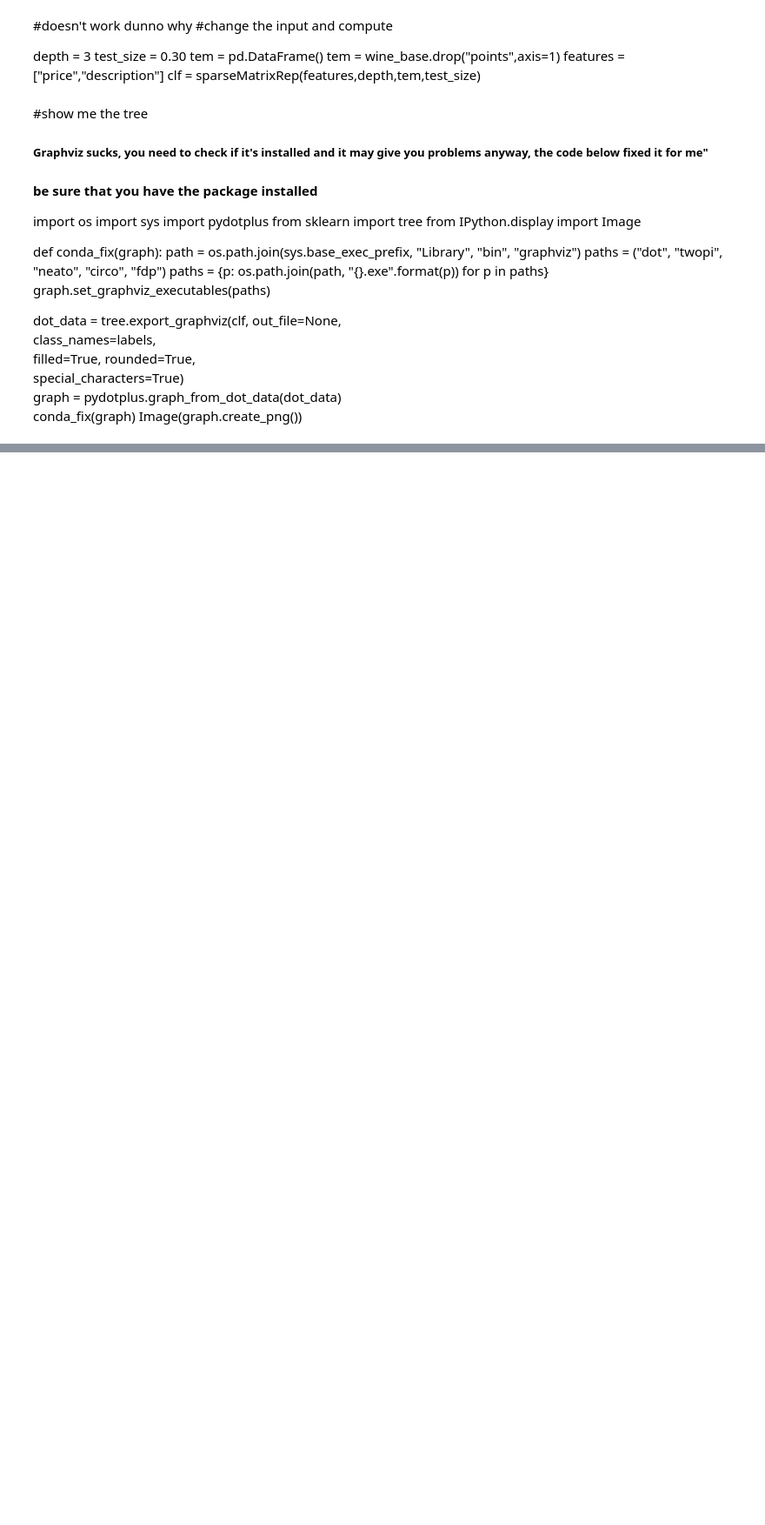
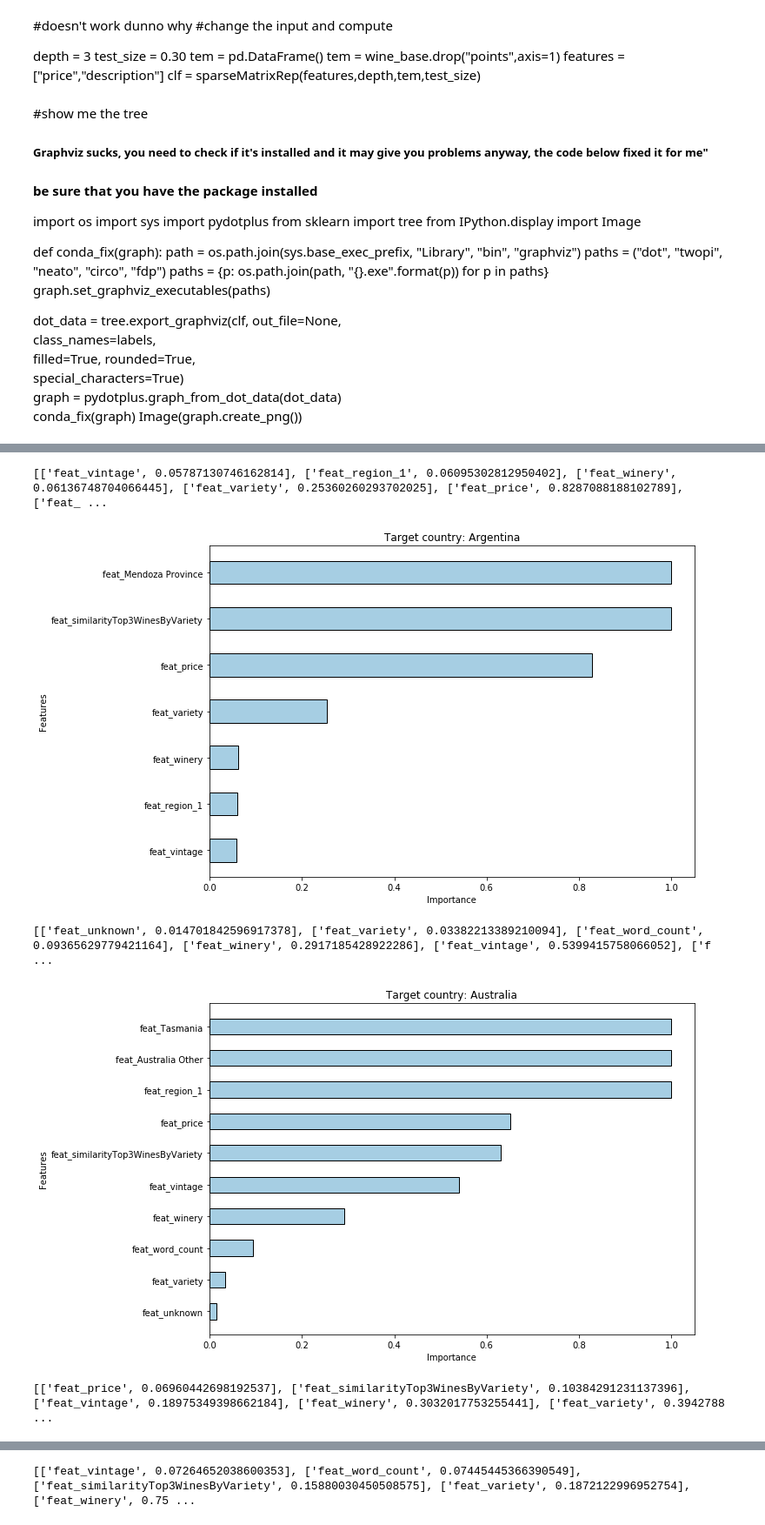
Before and after one commit to Gneur11/bdaFinalMIo, a Jupyter notebook: ClassifierAnalysis.ipynb, the cells around one changed output, grey strips where cells are left out. Shown at 87% size. Drawn from its saved outputs; the diff is of its cells as text; code cells hidden in the pictures; blank space fills up the shorter version.

```diff
--- a/ClassifierAnalysis.ipynb
+++ b/ClassifierAnalysis.ipynb
@@ -1230,7 +1493,7 @@ for idx,row in t3.iterrows():
 for idx,row in t3.iterrows():
     both = []
     for col in t3.columns:
-        if row[col] != 0 and col != "ObjectiveCountry": #and col != "feat_price":    #ignore price
+        if row[col] != 0 and col != "ObjectiveCountry": #THIS TAKES INTO ACCOUNT EVEN PRICE WHICH IS A LOT LESS IMPORTANT COMPARED TO THE FIRST APPROACH
             both.append([col,row[col]])
     #print(toPlot)
     #print(values)
@@ -1240,31 +1503,37 @@ for idx,row in t3.iterrows():
     print(both)
 
     toPlot = []
     values = []
     for el in both:
         toPlot.append(el[0])
         values.append(el[1])
 
     # width of the bars
     barWidth = 0.5
 
     # Choose the height of the blue bars
     bars1 = values
 
     # The x position of bars
     r1 = np.arange(len(toPlot))
     fig, ax = plt.subplots(figsize = (10, 7))
 
     # Create blue bars
     plt.barh(r1, bars1, height=barWidth, color = "#a6cee3", edgecolor = 'black', capsize=7)
     #plt.bar(r1,bars1,width = barWidth..)
     ys = toPlot
     # general layout
     #plt.xticks([r for r in range(len(bars1))], ys,rotation='vertical')
     #plt.yticks([r for r in range(len(bars1))], ys,rotation='vertical')
     plt.yticks([r for r in range(len(bars1))], ys)
     plt.title("Target country: "+ t1.iloc[idx]["ObjectiveCountry"])
-    plt.ylabel('Features (except price)')
+    plt.ylabel('Features')
     plt.xlabel("Importance")
     # Show graphic
     plt.show()
+# %% [output]
+[['feat_vintage', 0.05787130746162814], ['feat_region_1', 0.06095302812950402], ['feat_winery', 0.06136748704066445], ['feat_variety', 0.25360260293702025], ['feat_price', 0.8287088188102789], ['feat_ ...
+[figure, added]
+[['feat_unknown', 0.014701842596917378], ['feat_variety', 0.03382213389210094], ['feat_word_count', 0.09365629779421164], ['feat_winery', 0.2917185428922286], ['feat_vintage', 0.5399415758066052], ['f ...
+[figure, added]
+[['feat_price', 0.06960442698192537], ['feat_similarityTop3WinesByVariety', 0.10384291231137396], ['feat_vintage', 0.18975349398662184], ['feat_winery', 0.3032017753255441], ['feat_variety', 0.3942788 ...
@@ -1270,0 +1541 @@ for idx,row in t3.iterrows():
+[['feat_vintage', 0.07264652038600353], ['feat_word_count', 0.07445445366390549], ['feat_similarityTop3WinesByVariety', 0.15880030450508575], ['feat_variety', 0.1872122996952754], ['feat_winery', 0.75 ...
```
Also changed, not shown: parts of 24 cells of this notebook.
